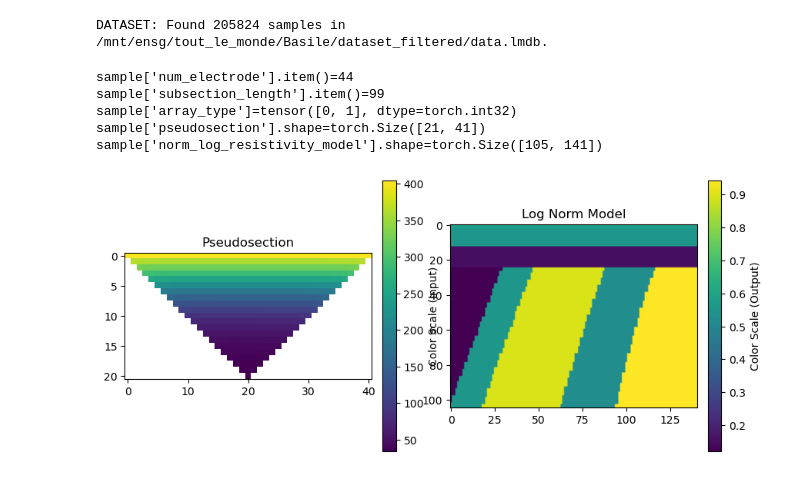
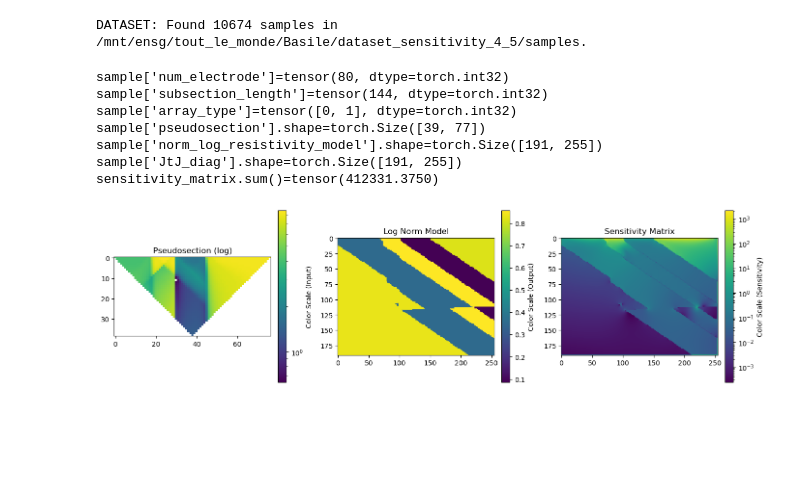
Before and after one commit to Jojobarbarr/invERT, a Jupyter notebook: invERT/viz_dataset.ipynb, the cells around one changed output. Drawn from its saved outputs; the diff is of its cells as text; code cells hidden in the pictures; blank space fills up the shorter version.

```diff
--- a/invERT/viz_dataset.ipynb
+++ b/invERT/viz_dataset.ipynb
@@ -6,40 +8,67 @@ import numpy as np
 # %%
-dataset = LMDBDataset(
-    lmdb_path=Path('/mnt/ensg/tout_le_monde/Basile/dataset_filtered/data.lmdb')
-)
+data_path = Path("/mnt/ensg/tout_le_monde/Basile/dataset_sensitivity_4_5/samples")
+dataset = InvERTDataset(data_path)
 # %% [output]
-DATASET: Found 205824 samples in /mnt/ensg/tout_le_monde/Basile/dataset_filtered/data.lmdb.
+DATASET: Found 10674 samples in /mnt/ensg/tout_le_monde/Basile/dataset_sensitivity_4_5/samples.
 # %%
-idx = 523
+idx = 159
 sample = dataset[idx]
-print(f"{sample['num_electrode'].item()=}")
-print(f"{sample['subsection_length'].item()=}")
+print(f"{sample['num_electrode']=}")
+print(f"{sample['subsection_length']=}")
 print(f"{sample['array_type']=}")
 print(f"{sample['pseudosection'].shape=}")
 print(f"{sample['norm_log_resistivity_model'].shape=}")
+print(f"{sample['JtJ_diag'].shape=}")
 
-pseudosection = sample['pseudosection']
+pseudosection = torch.log1p(sample['pseudosection'])
 non_zero_apparent_resistivities = pseudosection[pseudosection != 0]
 vmin = non_zero_apparent_resistivities.min().item()
 
 norm_log_resistivity_model = sample['norm_log_resistivity_model']
 
-fig, ax = plt.subplots(1, 2, figsize=(10, 5))
+sensitivity_matrix = sample['JtJ_diag']
+sensitivity_matrix = torch.sqrt(sensitivity_matrix)
+print(f"{sensitivity_matrix.sum()=}")
+
+norm_log_resistivity_model = sample['norm_log_resistivity_model']
+
+fig, ax = plt.subplots(1, 3, figsize=(14, 8))
+
 cmap = plt.get_cmap('viridis')  # You can change this to any colormap you prefer.
 cmap.set_under('white')
-im1 = ax[0].imshow(pseudosection, vmin=vmin, cmap=cmap)
-ax[0].set_title("Pseudosection")
+
+vmin = torch.min(pseudosection[pseudosection != 0]).item()
+vmax = torch.max(pseudosection).item()
+norm = LogNorm(vmin=vmin, vmax=vmax)
+im1 = ax[0].imshow(pseudosection, cmap=cmap, norm=norm)
+ax[0].set_title("Pseudosection (log)")
 cbar1 = fig.colorbar(im1, ax=ax[0], orientation='vertical', fraction=0.05, pad=0.04)
 cbar1.set_label("Color Scale (Input)")
-im2 = ax[1].imshow(norm_log_resistivity_model)
+
+vmin = torch.min(norm_log_resistivity_model).item()
+vmax = torch.max(norm_log_resistivity_model).item()
+norm = Normalize(vmin=vmin, vmax=vmax)
+im2 = ax[1].imshow(norm_log_resistivity_model, norm=norm)
 ax[1].set_title("Log Norm Model")
 cbar2 = fig.colorbar(im2, ax=ax[1], orientation='vertical', fraction=0.05, pad=0.04)
 cbar2.set_label("Color Scale (Output)")
+
+vmin = torch.min(sensitivity_matrix).item()
+vmax = torch.max(sensitivity_matrix).item()
+norm = LogNorm(vmin=vmin, vmax=vmax)
+im3 = ax[2].imshow(sensitivity_matrix, norm=norm)
+ax[2].set_title("Sensitivity Matrix")
+cbar3 = fig.colorbar(im3, ax=ax[2], orientation='vertical', fraction=0.05, pad=0.04)
+cbar3.set_label("Color Scale (Sensitivity)")
+
+plt.tight_layout()
 plt.show()
 # %% [output]
-sample['num_electrode'].item()=44
-sample['subsection_length'].item()=99
+sample['num_electrode']=tensor(80, dtype=torch.int32)
+sample['subsection_length']=tensor(144, dtype=torch.int32)
 sample['array_type']=tensor([0, 1], dtype=torch.int32)
-sample['pseudosection'].shape=torch.Size([21, 41])
-sample['norm_log_resistivity_model'].shape=torch.Size([105, 141])
+sample['pseudosection'].shape=torch.Size([39, 77])
+sample['norm_log_resistivity_model'].shape=torch.Size([191, 255])
+sample['JtJ_diag'].shape=torch.Size([191, 255])
+sensitivity_matrix.sum()=tensor(412331.3750)
-[figure, old version]
+[figure, new version]
```
Also changed, not shown: parts of 10 cells of this notebook, 4 other files.
